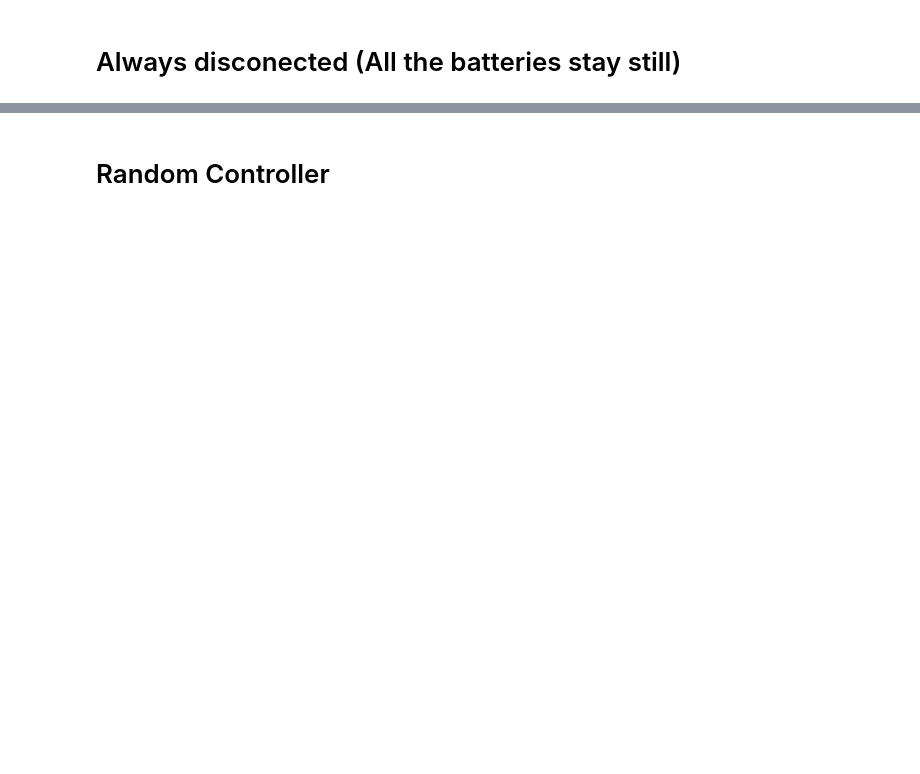
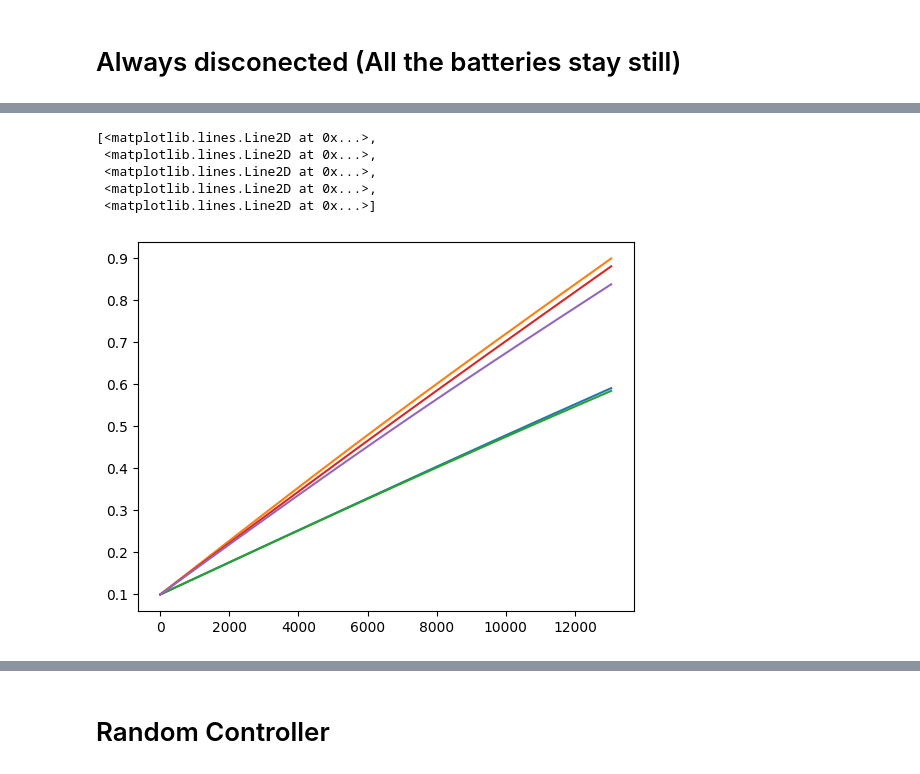
Before and after one commit to LeoBenac/BMS_project, a Jupyter notebook: bms_project_new.ipynb, the cells around one changed output, grey strips where cells are left out. Drawn from its saved outputs; the diff is of its cells as text; code cells hidden in the pictures; blank space fills up the shorter version.

```diff
--- a/bms_project_new.ipynb
+++ b/bms_project_new.ipynb
@@ -82,3 +109,12 @@ len(states_2)
+# %%
+plt.plot(np.arange(len(states_2)), states_2)
+# %% [output]
+[<matplotlib.lines.Line2D at 0x...>,
+ <matplotlib.lines.Line2D at 0x...>,
+ <matplotlib.lines.Line2D at 0x...>,
+ <matplotlib.lines.Line2D at 0x...>,
+ <matplotlib.lines.Line2D at 0x...>]
+[figure, added]
 # %%
 plot_bms_evolution(bms, states_2, states_voltage_2, actions_2, rewards_2, dones_2)
 # %% [output]
```
Also changed, not shown: parts of 39 cells of this notebook.
